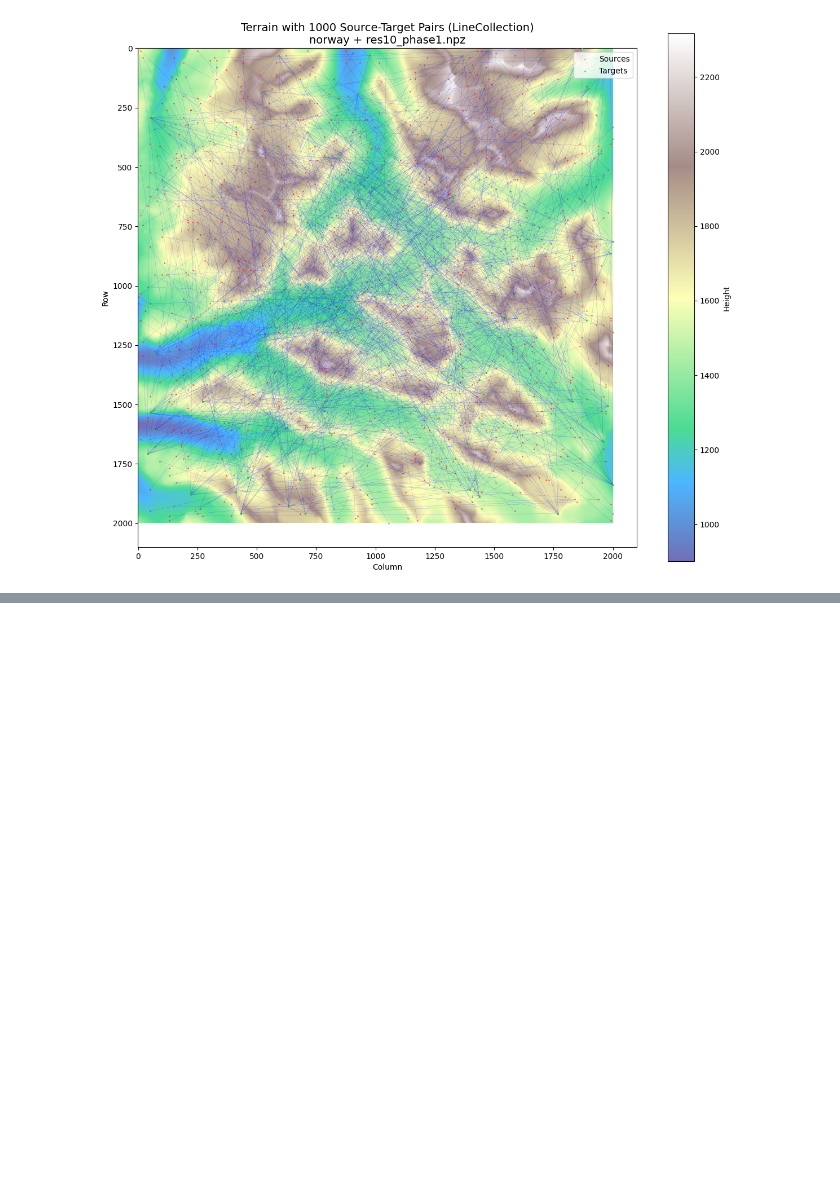
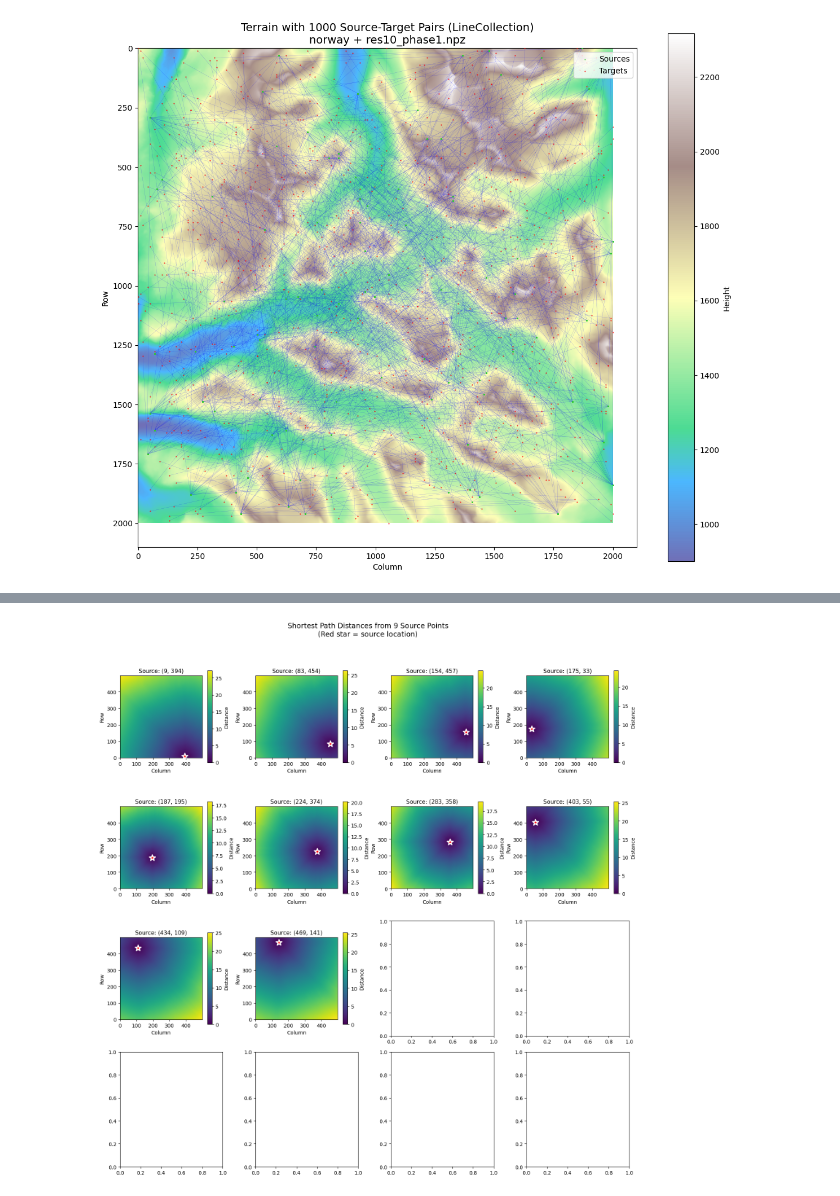
Before and after one commit to jotaporras/shortest-paths-nn, a Jupyter notebook: notebooks/2026-01-13 Exploring Distance Distribution.ipynb, the cells around one changed output, grey strips where cells are left out. Cells and saved outputs as stored; diff of their text form; code cells hidden in the pictures; blank space fills up the shorter version.

```diff
--- a/notebooks/2026-01-13 Exploring Distance Distribution.ipynb
+++ b/notebooks/2026-01-13 Exploring Distance Distribution.ipynb
@@ -529,0 +592,31 @@ plt.show()
+# %%
+fig, axes = plt.subplots(4, 4, figsize=(15, 15))
+axes = axes.flatten()
+
+for i, (src, dist_map) in enumerate(zip(sources_to_plot, distance_maps)):
+    ax = axes[i]
+
+    # Reshape distances to 2D grid
+    dist_2d = dist_map.reshape(sp_grid_size, sp_grid_size)
+
+    # Plot heatmap (NaN values will appear as white/transparent)
+    im = ax.imshow(dist_2d, cmap='viridis', origin='lower')
+
+    # Mark source point with red star
+    src_row = src // sp_grid_size
+    src_col = src % sp_grid_size
+    ax.scatter(src_col, src_row, c='red', s=150, marker='*',
+               edgecolors='white', linewidths=2, zorder=5)
+
+    # Labels
+    ax.set_title(f'Source: ({src_row}, {src_col})', fontsize=11)
+    ax.set_xlabel('Column')
+    ax.set_ylabel('Row')
+    plt.colorbar(im, ax=ax, label='Distance', shrink=0.8)
+
+plt.suptitle('Shortest Path Distances from 9 Source Points\n(Red star = source location)',
+             fontsize=14, y=1.02)
+plt.tight_layout()
+plt.show()
+# %% [output]
+[figure, added]
```
Also changed, not shown: parts of 4 cells of this notebook, 4 other files.
